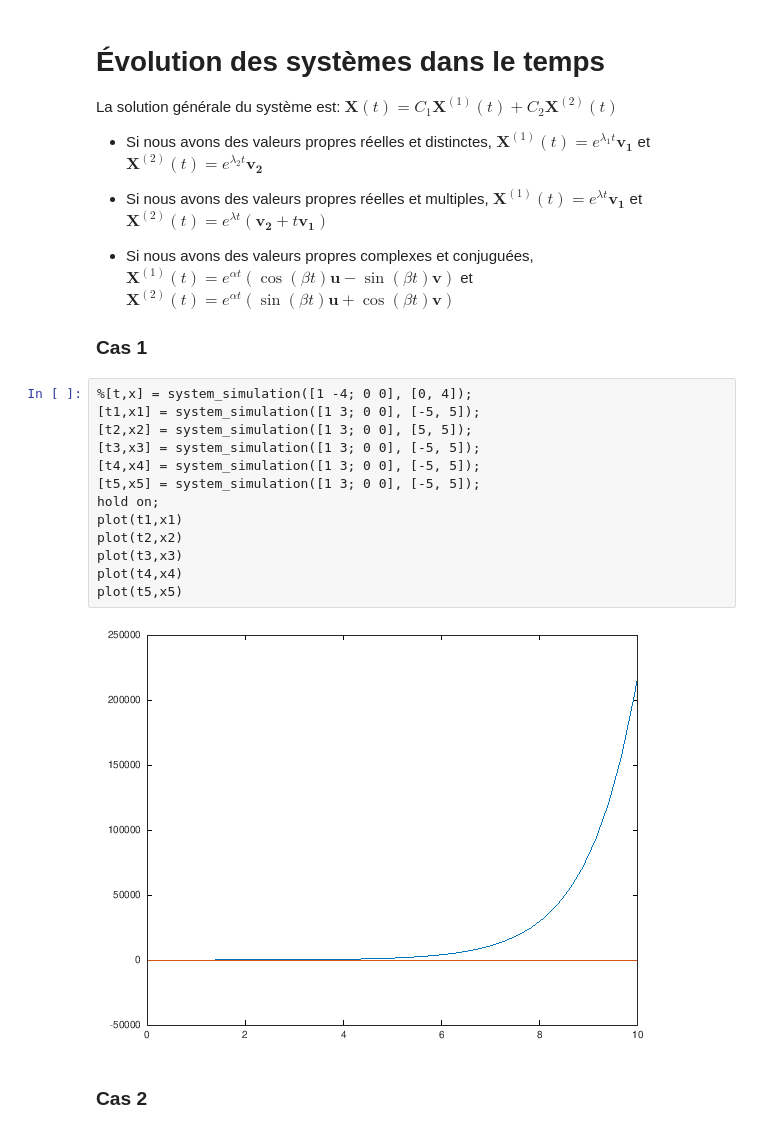
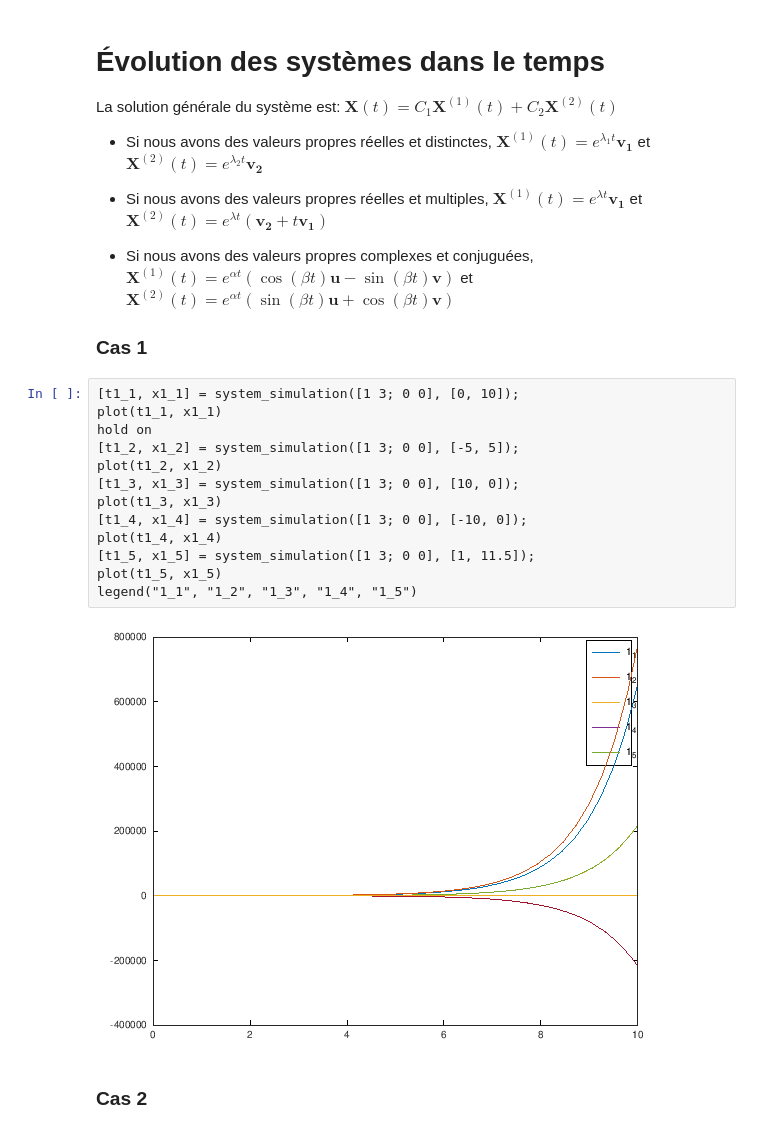
Before and after one commit to AlexandreHnf/Projet_ModSim, a Jupyter notebook: projet.ipynb, the cells around one changed output. Drawn from its saved outputs; the diff is of its cells as text.

```diff
--- a/projet.ipynb
+++ b/projet.ipynb
@@ -484,20 +484,20 @@ $\mathbf{X}^{(2)}(t) = e^{\lambda t} (\mathbf{v_2} + t\mathbf{v_1}) $
 - Si nous avons des valeurs propres complexes et conjuguées, $\mathbf{X}^{(1)}(t) = e^{\alpha t} (\cos(\beta t)\mathbf{u} - \sin(\beta t)\mathbf{v} ) $ et $\mathbf{X}^{(2)}(t) = e^{\alpha t} (\sin(\beta t)\mathbf{u} + \cos(\beta t)\mathbf{v}) $
 
 ### Cas 1
-# %%
-%[t,x] = system_simulation([1 -4; 0 0], [0, 4]);
-[t1,x1] = system_simulation([1 3; 0 0], [-5, 5]);
-[t2,x2] = system_simulation([1 3; 0 0], [5, 5]);
-[t3,x3] = system_simulation([1 3; 0 0], [-5, 5]);
-[t4,x4] = system_simulation([1 3; 0 0], [-5, 5]);
-[t5,x5] = system_simulation([1 3; 0 0], [-5, 5]);
-hold on;
-plot(t1,x1)
-plot(t2,x2)
-plot(t3,x3)
-plot(t4,x4)
-plot(t5,x5)
-# %% [output]
-[figure, removed]
+# %%
+[t1_1, x1_1] = system_simulation([1 3; 0 0], [0, 10]);
+plot(t1_1, x1_1)
+hold on
+[t1_2, x1_2] = system_simulation([1 3; 0 0], [-5, 5]);
+plot(t1_2, x1_2)
+[t1_3, x1_3] = system_simulation([1 3; 0 0], [10, 0]);
+plot(t1_3, x1_3)
+[t1_4, x1_4] = system_simulation([1 3; 0 0], [-10, 0]);
+plot(t1_4, x1_4)
+[t1_5, x1_5] = system_simulation([1 3; 0 0], [1, 11.5]);
+plot(t1_5, x1_5)
+legend("1_1", "1_2", "1_3", "1_4", "1_5")
+# %% [output]
+[figure, added]
 # %% [markdown]
 ### Cas 2
```
Also changed, not shown: parts of 3 cells of this notebook, 1 other file.
